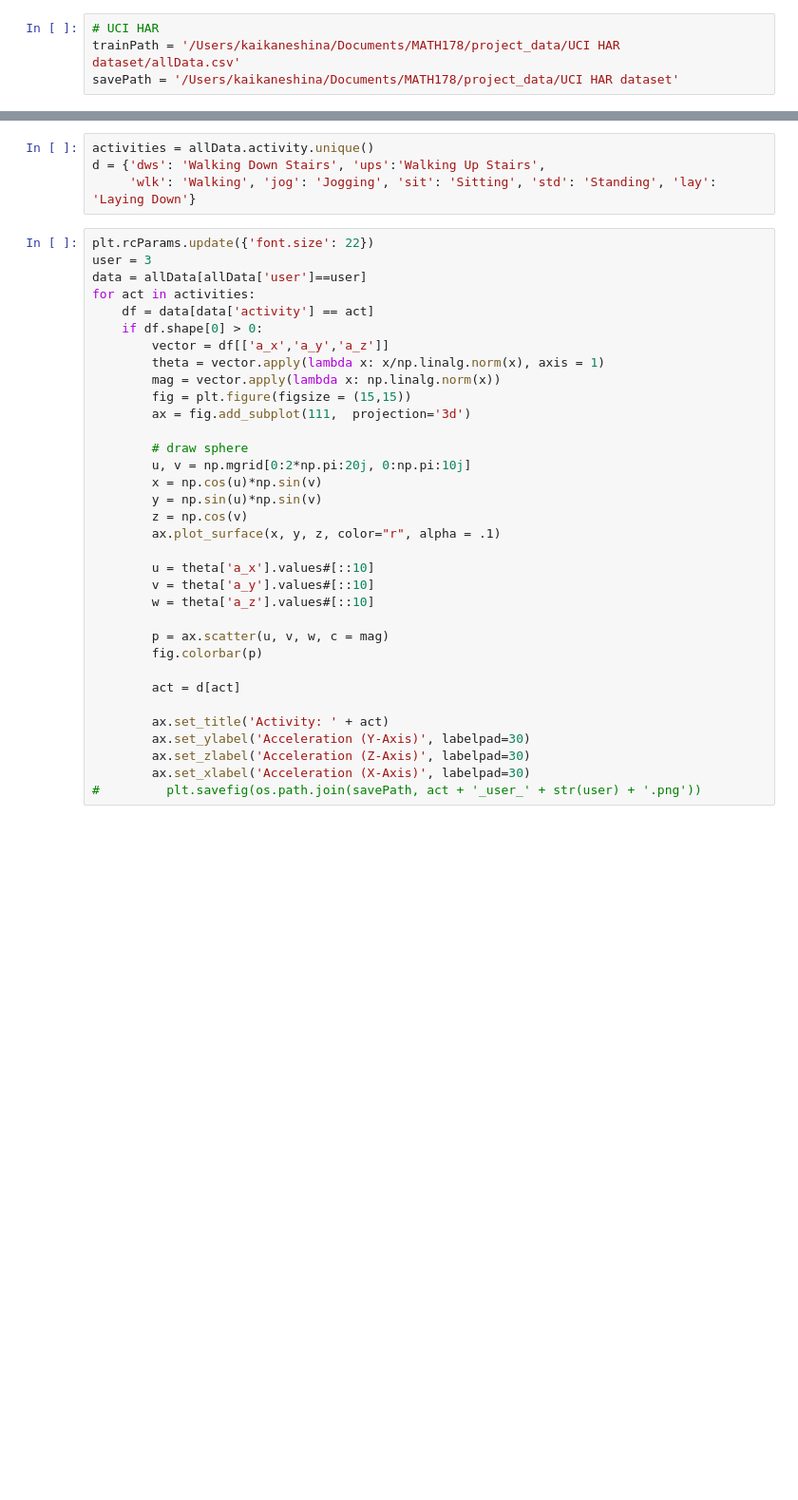
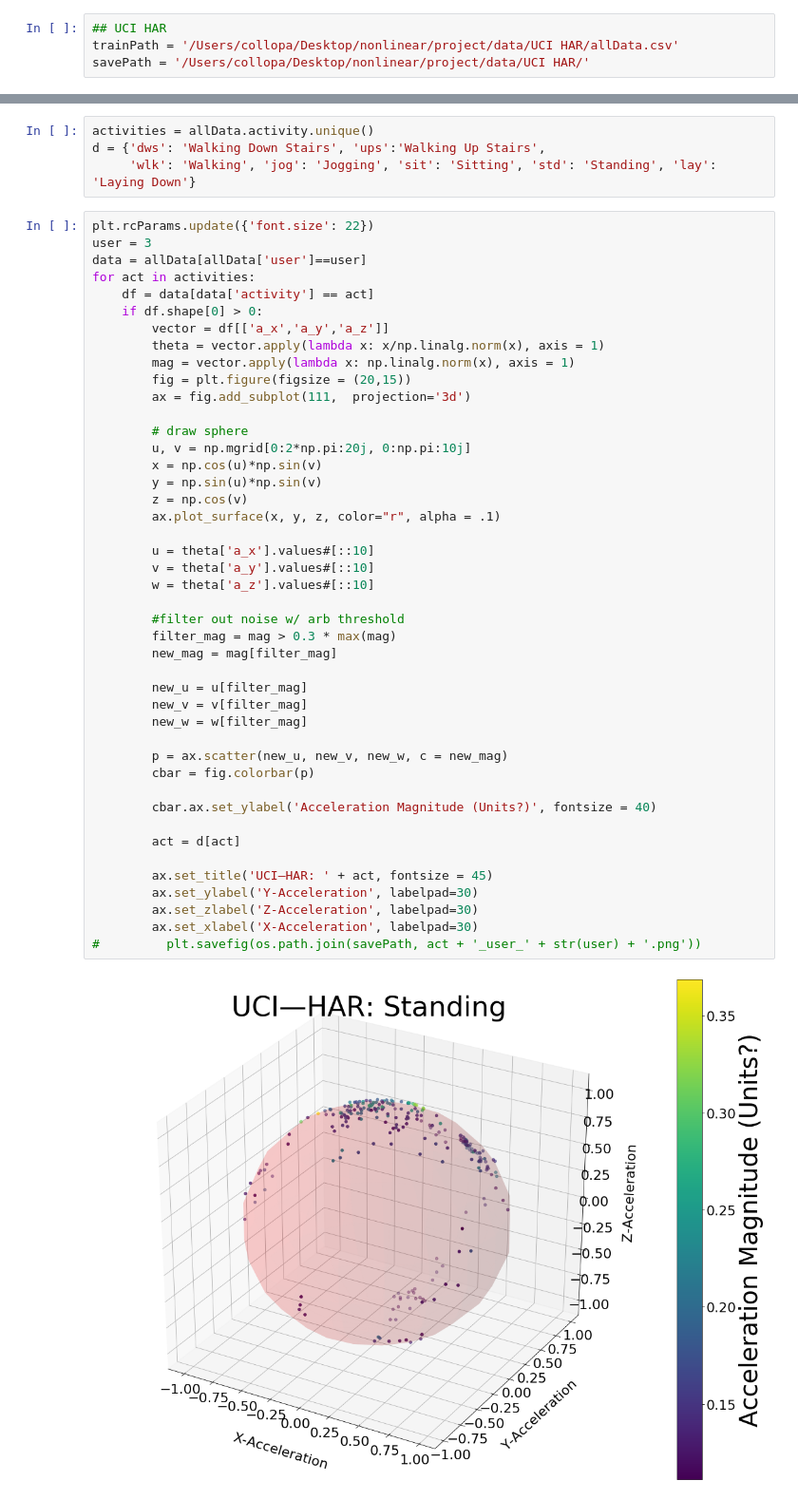
Before and after one commit to eliweissler/Colin_Eli_Kai_Math178_Final, a Jupyter notebook: visualization.ipynb, the cells around one changed output, grey strips where cells are left out. Shown at 95% size. Drawn from its saved outputs; the diff is of its cells as text; blank space fills up the shorter version.

Commit message:
color coding and filtering

```diff
--- a/visualization.ipynb
+++ b/visualization.ipynb
@@ -12,7 +12,7 @@ import os
 # %%
-# UCI HAR
-trainPath = '/Users/kaikaneshina/Documents/MATH178/project_data/UCI HAR dataset/allData.csv'
-savePath = '/Users/kaikaneshina/Documents/MATH178/project_data/UCI HAR dataset'
+## UCI HAR
+trainPath = '/Users/collopa/Desktop/nonlinear/project/data/UCI HAR/allData.csv'
+savePath = '/Users/collopa/Desktop/nonlinear/project/data/UCI HAR/'
 # %%
 allData = pd.read_csv(trainPath)
 # for UCI
@@ -26,34 +24,46 @@ d = {'dws': 'Walking Down Stairs', 'ups':'Walking Up Stairs',
 # %%
 plt.rcParams.update({'font.size': 22})
 user = 3
 data = allData[allData['user']==user]
 for act in activities:
     df = data[data['activity'] == act]
     if df.shape[0] > 0:
         vector = df[['a_x','a_y','a_z']]
         theta = vector.apply(lambda x: x/np.linalg.norm(x), axis = 1)
-        mag = vector.apply(lambda x: np.linalg.norm(x))
-        fig = plt.figure(figsize = (15,15))
+        mag = vector.apply(lambda x: np.linalg.norm(x), axis = 1)
+        fig = plt.figure(figsize = (20,15))
         ax = fig.add_subplot(111,  projection='3d')
 
         # draw sphere
         u, v = np.mgrid[0:2*np.pi:20j, 0:np.pi:10j]
         x = np.cos(u)*np.sin(v)
         y = np.sin(u)*np.sin(v)
         z = np.cos(v)
         ax.plot_surface(x, y, z, color="r", alpha = .1)
 
         u = theta['a_x'].values#[::10]
         v = theta['a_y'].values#[::10]
         w = theta['a_z'].values#[::10]
 
-        p = ax.scatter(u, v, w, c = mag)
-        fig.colorbar(p)
+        #filter out noise w/ arb threshold
+        filter_mag = mag > 0.3 * max(mag)
+        new_mag = mag[filter_mag]
+
+        new_u = u[filter_mag]
+        new_v = v[filter_mag]
+        new_w = w[filter_mag]
+
+        p = ax.scatter(new_u, new_v, new_w, c = new_mag)
+        cbar = fig.colorbar(p)
+
+        cbar.ax.set_ylabel('Acceleration Magnitude (Units?)', fontsize = 40)
 
         act = d[act]
 
-        ax.set_title('Activity: ' + act)
-        ax.set_ylabel('Acceleration (Y-Axis)', labelpad=30)
-        ax.set_zlabel('Acceleration (Z-Axis)', labelpad=30)
-        ax.set_xlabel('Acceleration (X-Axis)', labelpad=30)
+        ax.set_title('UCI—HAR: ' + act, fontsize = 45)
+        ax.set_ylabel('Y-Acceleration', labelpad=30)
+        ax.set_zlabel('Z-Acceleration', labelpad=30)
+        ax.set_xlabel('X-Acceleration', labelpad=30)
 #         plt.savefig(os.path.join(savePath, act + '_user_' + str(user) + '.png'))
+# %% [output]
+[figure, added]
```
Also changed, not shown: parts of 4 cells of this notebook.
